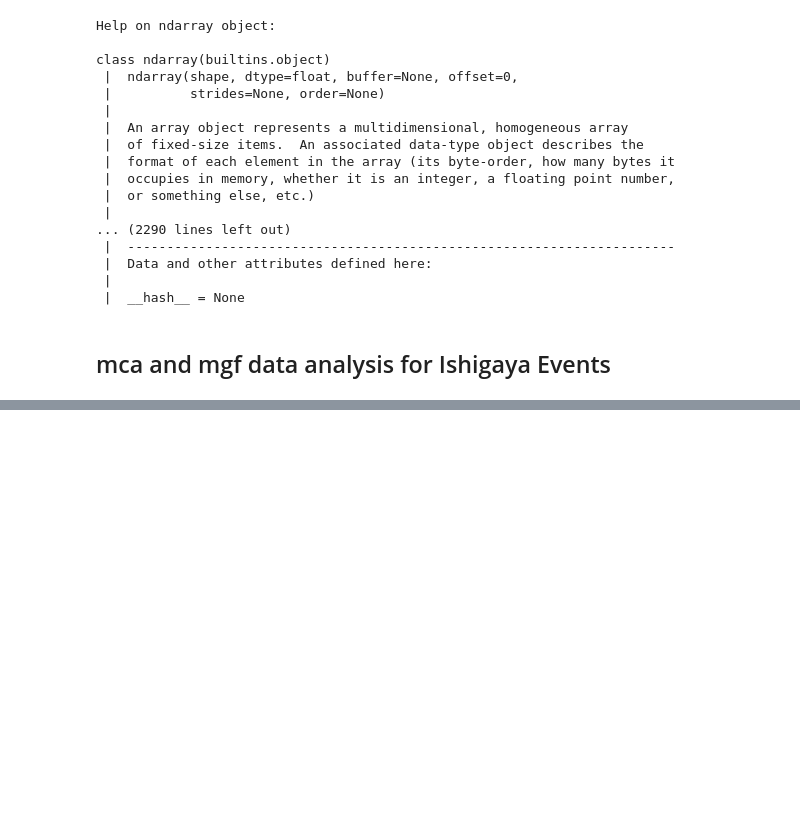
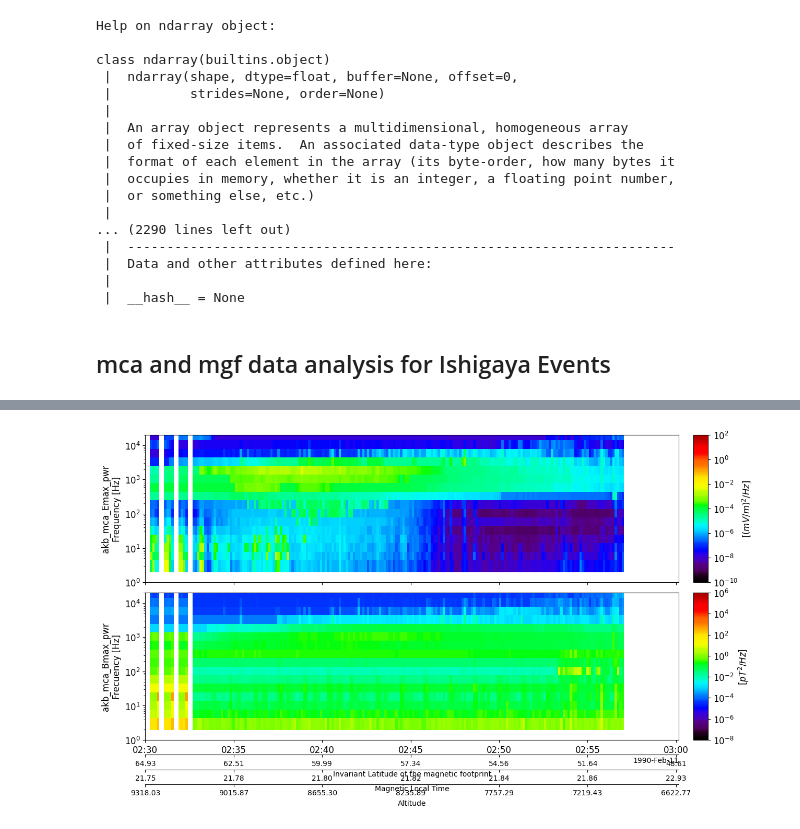
Before and after one commit to shuji-onosawa/akebono_analysis, a Jupyter notebook: src/ishigaya_extend.ipynb, the cells around one changed output, grey strips where cells are left out. Drawn from its saved outputs; the diff is of its cells as text; code cells hidden in the pictures; blank space fills up the shorter version.

```diff
--- a/src/ishigaya_extend.ipynb
+++ b/src/ishigaya_extend.ipynb
@@ -977,3 +1002,10 @@ pytplot.tplot_names()
+# %%
+pytplot.tlimit(['1990-2-11 2:30:00', '1990-2-11 3:00:10'])
+pytplot.tplot(['akb_mca_Emax_pwr', 'akb_mca_Bmax_pwr'],
+               var_label=['akb_orb_inv', 'akb_orb_MLT', 'akb_orb_ALT'],
+               xsize=14, ysize=8)
+# %% [output]
+[figure, added]
 # %%
 angle_b0_Ey = ds['angle_b0_Ey']
 akb_mca_Emax = ds['akb_mca_Emax_pwr']
```
Also changed, not shown: parts of 24 cells of this notebook, 2 other files.
